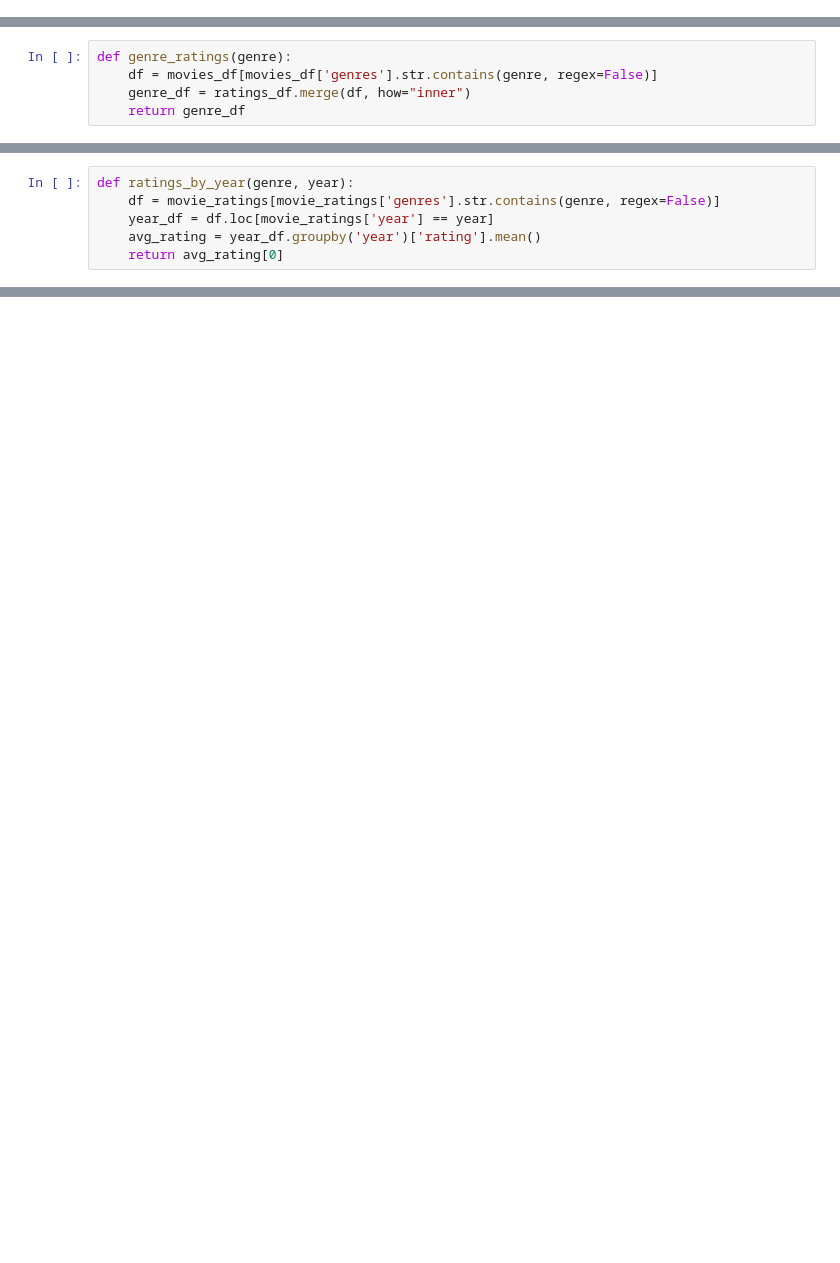
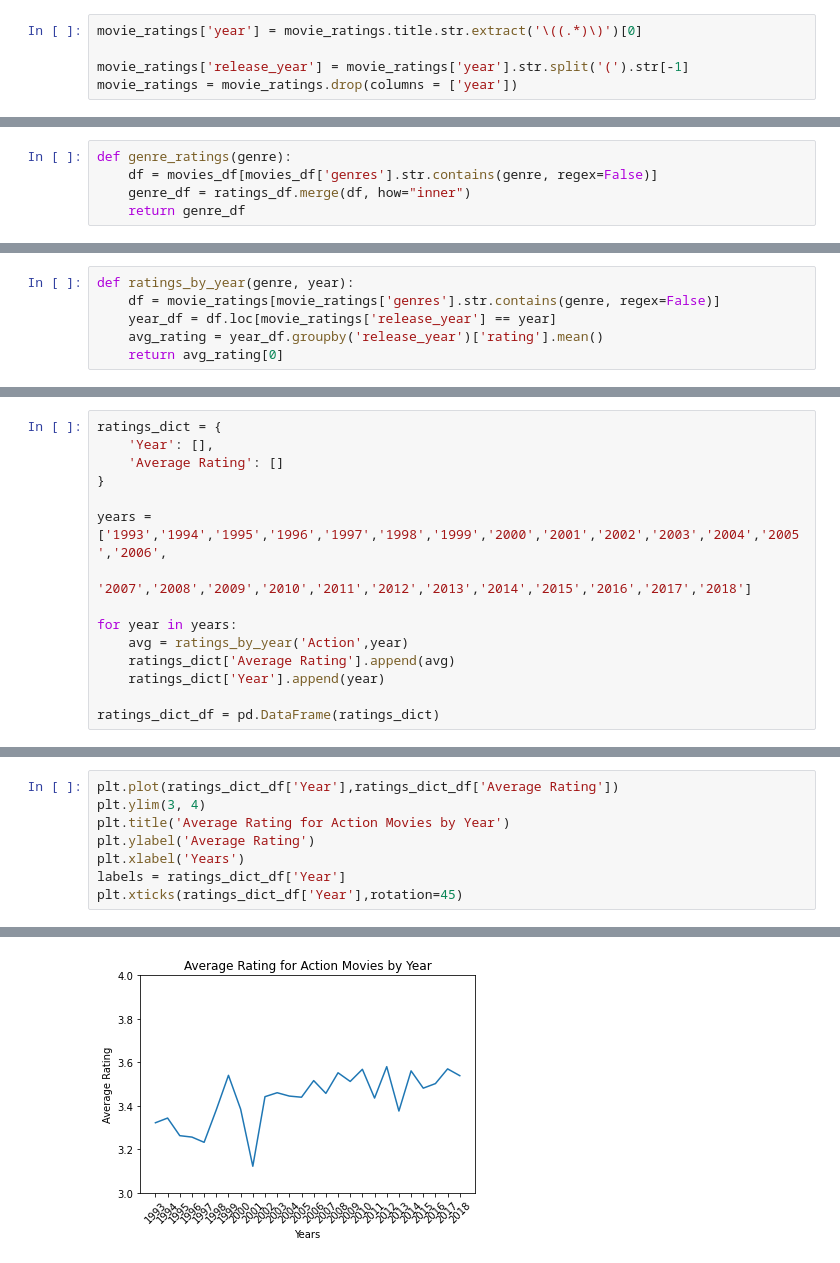
Before and after one commit to blancacarretero/movie-recommendation-engine, a Jupyter notebook: main.ipynb, the cells around one changed output, grey strips where cells are left out. Saved outputs shown, nothing was run; the diff lists cells and outputs as text; blank space fills up the shorter version.

Commit message:
genres over the years plotting function

```diff
--- a/main.ipynb
+++ b/main.ipynb
@@ -121,0 +158,5 @@ movie_ratings.head()
+# %%
+movie_ratings['year'] = movie_ratings.title.str.extract('\((.*)\)')[0]
+
+movie_ratings['release_year'] = movie_ratings['year'].str.split('(').str[-1]
+movie_ratings = movie_ratings.drop(columns = ['year'])
@@ -153,6 +204,6 @@ years = ['1995','1996','1997','1998','1999']
 # %%
 def ratings_by_year(genre, year):
     df = movie_ratings[movie_ratings['genres'].str.contains(genre, regex=False)]
-    year_df = df.loc[movie_ratings['year'] == year]
-    avg_rating = year_df.groupby('year')['rating'].mean()
+    year_df = df.loc[movie_ratings['release_year'] == year]
+    avg_rating = year_df.groupby('release_year')['rating'].mean()
     return avg_rating[0]
@@ -197,0 +214,15 @@ plt.xticks(rotation=45)
+# %%
+ratings_dict = {
+    'Year': [],
+    'Average Rating': []
+}
+
+years = ['1993','1994','1995','1996','1997','1998','1999','2000','2001','2002','2003','2004','2005','2006',
+         '2007','2008','2009','2010','2011','2012','2013','2014','2015','2016','2017','2018']
+
+for year in years:
+    avg = ratings_by_year('Action',year)
+    ratings_dict['Average Rating'].append(avg)
+    ratings_dict['Year'].append(year)
+
+ratings_dict_df = pd.DataFrame(ratings_dict)
@@ -197,0 +238,9 @@ plt.xticks(rotation=45)
+# %%
+plt.plot(ratings_dict_df['Year'],ratings_dict_df['Average Rating'])
+plt.ylim(3, 4)
+plt.title('Average Rating for Action Movies by Year')
+plt.ylabel('Average Rating')
+plt.xlabel('Years')
+labels = ratings_dict_df['Year']
+plt.xticks(ratings_dict_df['Year'],rotation=45)
+# %% [output]
@@ -197,0 +264 @@ plt.xticks(rotation=45)
+[figure, added]
```
Also changed, not shown: parts of 31 cells of this notebook.
